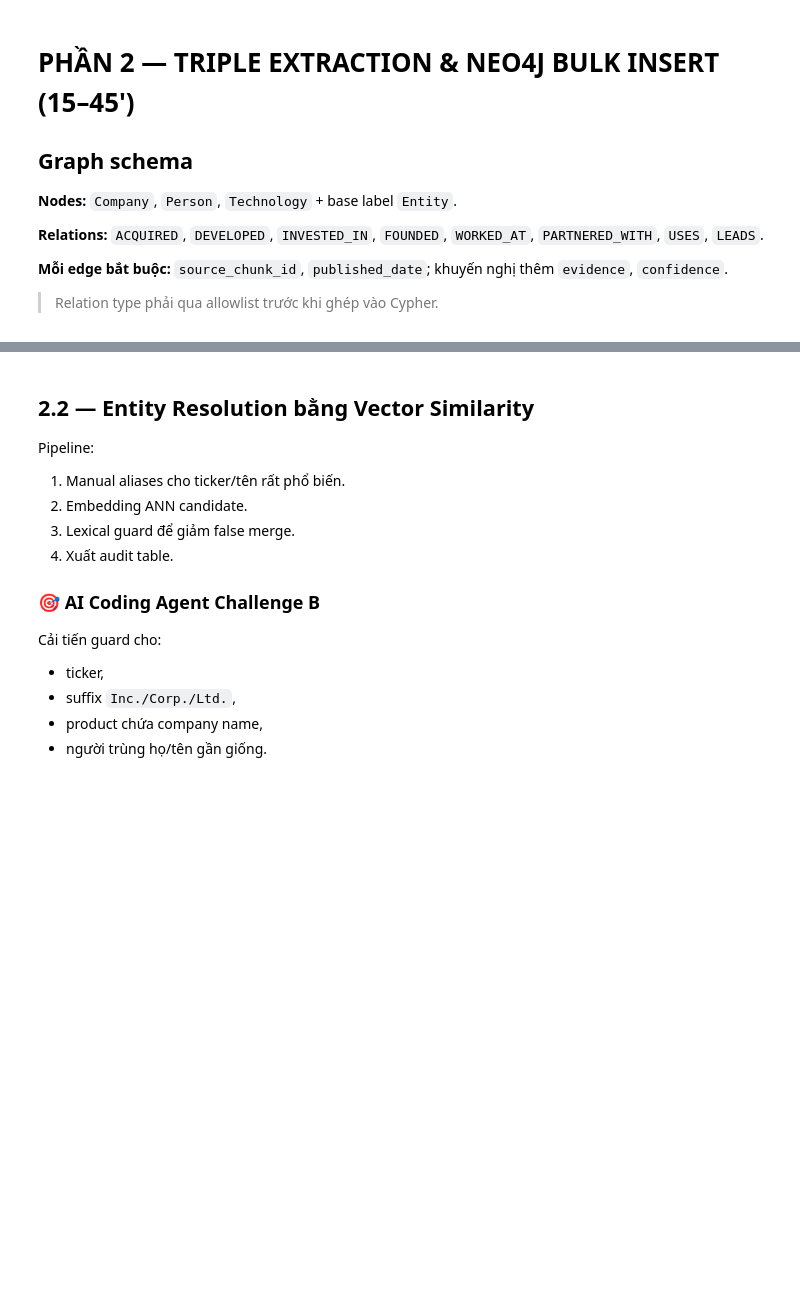
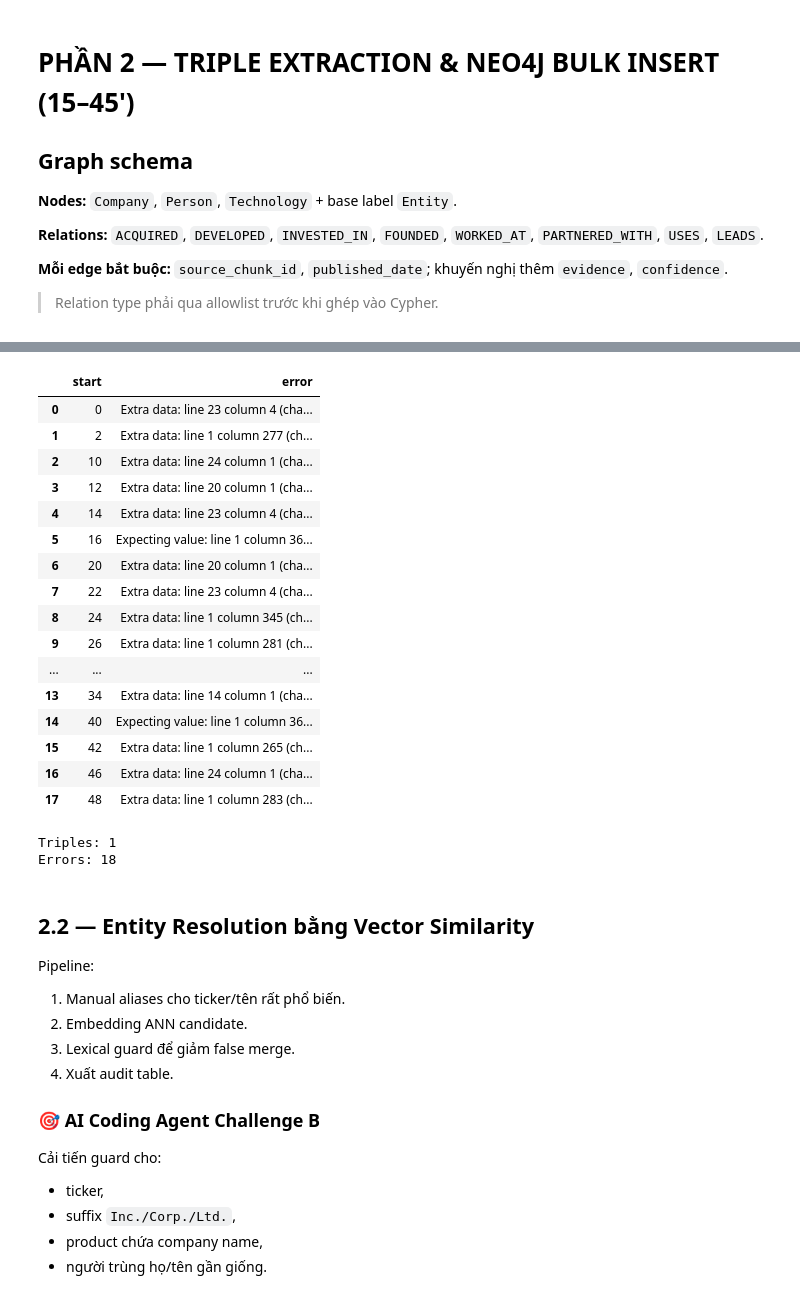
Before and after one commit to dungdunno16/K3-Track3-Lab19-2A202601785-DangTranTrungDung, a Jupyter notebook: Day19_GraphRAG_vs_FlatRAG_Production_Lab_Guide.ipynb, the cells around one changed output, grey strips where cells are left out. Saved outputs shown, nothing was run; the diff lists cells and outputs as text; code cells hidden in the pictures; blank space fills up the shorter version.

```diff
--- a/Day19_GraphRAG_vs_FlatRAG_Production_Lab_Guide.ipynb
+++ b/Day19_GraphRAG_vs_FlatRAG_Production_Lab_Guide.ipynb
@@ -733,0 +745,6 @@ def run_extraction(source_df, batch_size=4):
+# %%
+display(raw_triples_df.head())
+display(extraction_errors_df)
+print("Triples:", len(raw_triples_df))
+print("Errors:", len(extraction_errors_df))
+# %% [output]
@@ -734,3 +753,22 @@ def run_extraction(source_df, batch_size=4):
+|  | start | error |
+| 0 | 0 | Extra data: line 23 column 4 (cha... |
+| 1 | 2 | Extra data: line 1 column 277 (ch... |
+| 2 | 10 | Extra data: line 24 column 1 (cha... |
+| 3 | 12 | Extra data: line 20 column 1 (cha... |
+| 4 | 14 | Extra data: line 23 column 4 (cha... |
+| 5 | 16 | Expecting value: line 1 column 36... |
+| 6 | 20 | Extra data: line 20 column 1 (cha... |
+| 7 | 22 | Extra data: line 23 column 4 (cha... |
+| 8 | 24 | Extra data: line 1 column 345 (ch... |
+| 9 | 26 | Extra data: line 1 column 281 (ch... |
+| ... | ... | ... |
+| 13 | 34 | Extra data: line 14 column 1 (cha... |
+| 14 | 40 | Expecting value: line 1 column 36... |
+| 15 | 42 | Extra data: line 1 column 265 (ch... |
+| 16 | 46 | Extra data: line 24 column 1 (cha... |
+| 17 | 48 | Extra data: line 1 column 283 (ch... |
+Triples: 1
+Errors: 18
 # %% [markdown]
 ## 2.2 — Entity Resolution bằng Vector Similarity
 
```
Also changed, not shown: parts of 9 cells of this notebook.
